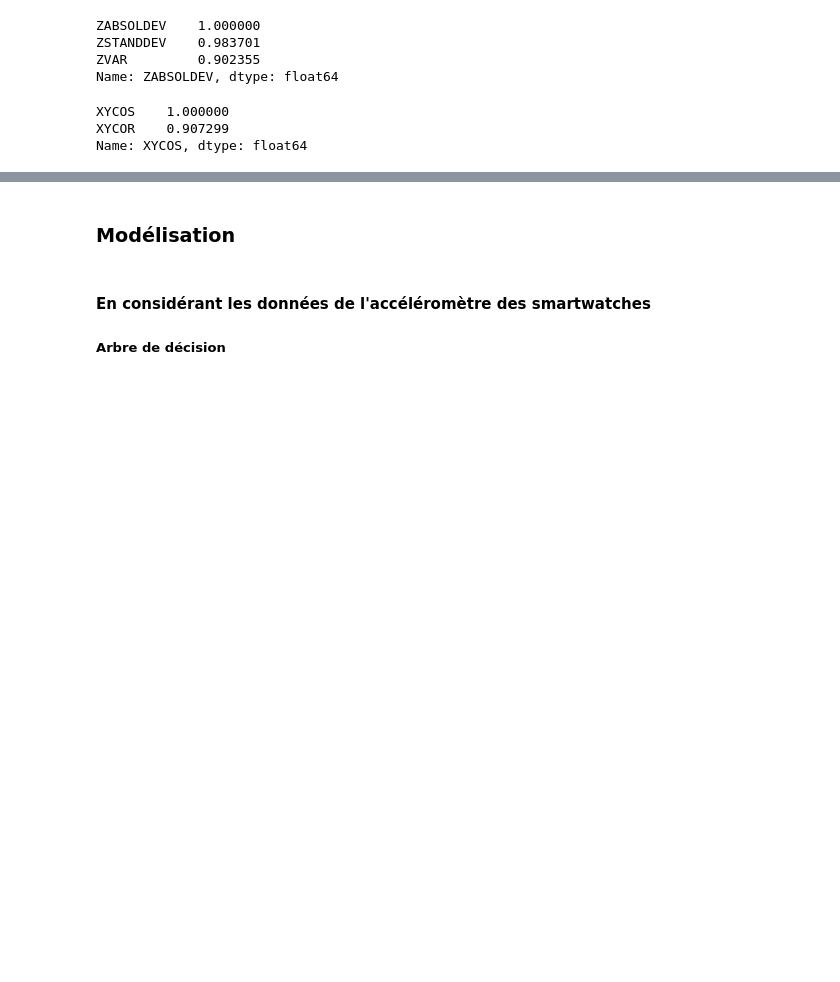
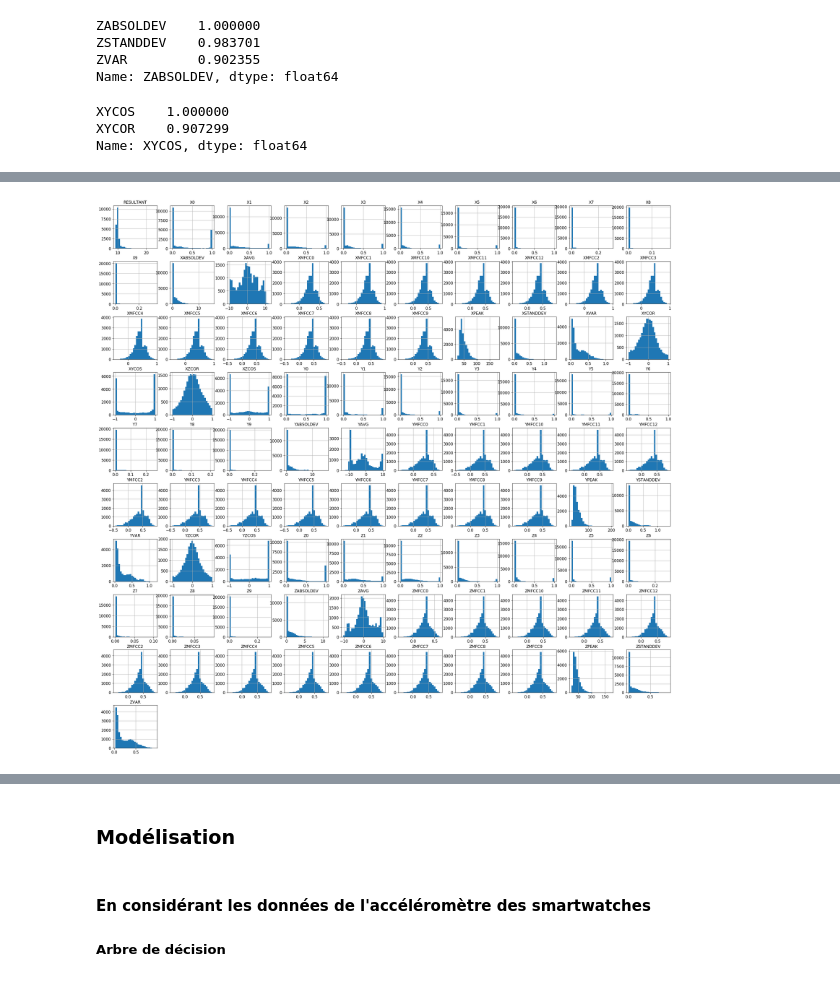
Before and after one commit to BaptisteSaintArnoult/human-activity-recognition, a Jupyter notebook: impersonnal_model_Mira.ipynb, the cells around one changed output, grey strips where cells are left out. Cells and saved outputs as stored; diff of their text form; code cells hidden in the pictures; blank space fills up the shorter version.

Commit message:
+ modélisation et études données gyro montre, accel phone

```diff
--- a/impersonnal_model_Mira.ipynb
+++ b/impersonnal_model_Mira.ipynb
@@ -717,0 +732,9 @@ Nous pouvons remarquer que 'XYCOS' est corrélé avec XYCOR, de même pour 'XZCO
+# %%
+# Vérification des valeurs manquantes
+data_phone_accel = data_phone_accel.replace('?',np.NaN)
+print('Number of instances = %d' % (data_phone_accel.shape[0]))
+print('Number of attributes = %d' % (data_phone_accel.shape[1]))
+
+print('Number of missing values:')
+for col in data_phone_accel.columns:
+    print('\t%s: %d' % (col,data_phone_accel[col].isna().sum()))
@@ -717,0 +765,5 @@ Nous pouvons remarquer que 'XYCOS' est corrélé avec XYCOR, de même pour 'XZCO
+# %%
+# Suppréssion des doublons
+print('Number of rows before discarding duplicates = %d' % (data_phone_accel.shape[0]))
+data_phone_accel = data_phone_accel.drop_duplicates()
+print('Number of rows after discarding duplicates = %d' % (data_phone_accel.shape[0]))
@@ -717,0 +855,6 @@ Nous pouvons remarquer que 'XYCOS' est corrélé avec XYCOR, de même pour 'XZCO
+# %%
+#Affichage de l'histogramme des données
+data_phone_accel.hist(bins = 25, figsize=(30,30))
+plt.show()
+# %% [output]
+[figure, added]
```
Also changed, not shown: parts of 66 cells of this notebook.
